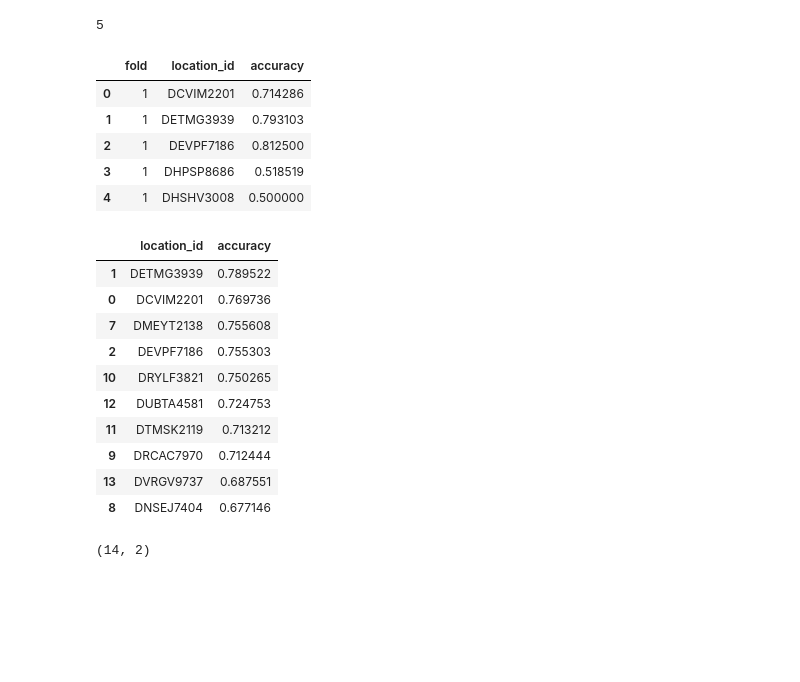
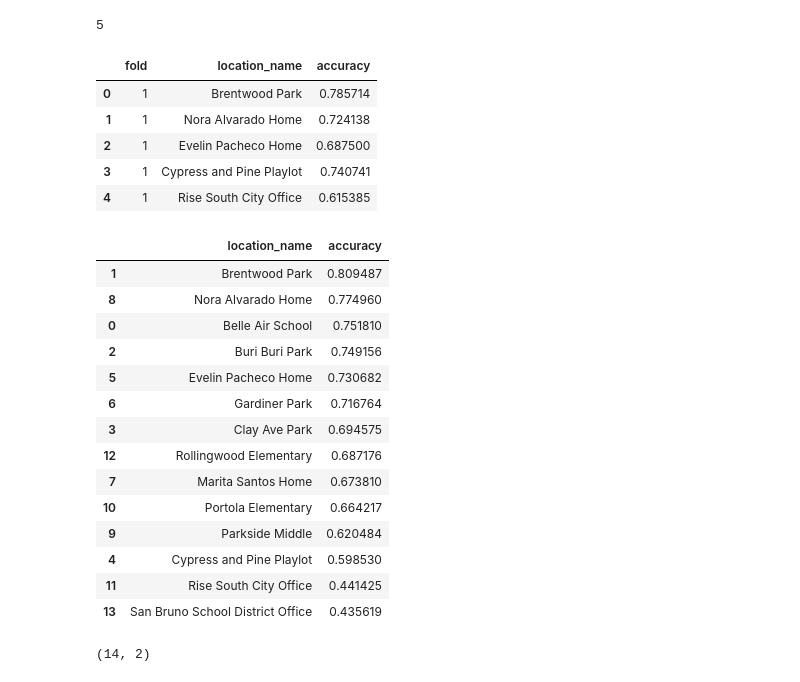
Before and after one commit to macks26/rise-south-city-dashboard, a Jupyter notebook: code/predictability.ipynb, the cells around one changed output. Drawn from its saved outputs; the diff is of its cells as text; code cells hidden in the pictures; blank space fills up the shorter version.

```diff
--- a/code/predictability.ipynb
+++ b/code/predictability.ipynb
@@ -626,7 +646,7 @@ def evaluate(model, dataloader):
 # Ensure all monitors are included in the validation set using location_index_map
 val_indices = []
 
-for location, group in rolling_window_df.groupby('location_id'):
+for location, group in rolling_window_df.groupby('location_name'):
     split_index = int(len(group) * 0.8)
     if split_index < len(group):  # Ensure split_index is within bounds
         val_indices.extend(group.index[split_index:])
@@ -638,14 +658,14 @@ train_df = rolling_window_df.loc[train_indices]
 val_df = rolling_window_df.loc[val_indices]
 
 # Create TimeSeriesDataset instances for training and validation sets
-train_dataset = TimeSeriesDataset(train_df.iloc[:, 2:-1].values, train_df['label'].astype(int).values)
-val_dataset = TimeSeriesDataset(val_df.iloc[:, 2:-1].values, val_df['label'].astype(int).values)
+train_dataset = TimeSeriesDataset(train_df.iloc[:, 1:-1].values, train_df['label'].astype(int).values)
+val_dataset = TimeSeriesDataset(val_df.iloc[:, 1:-1].values, val_df['label'].astype(int).values)
 
 # Create DataLoader for training and validation sets
 train_loader = DataLoader(train_dataset, batch_size=64, shuffle=True)
 val_loader = DataLoader(val_dataset, batch_size=64)
 
 # Train the model
-model = AirForecastClassifier(input_dim=1, num_classes=7)
+model = AirForecastClassifier(input_dim=1, num_classes=5)
 trained_model = train_model(model, train_loader, epochs=20)
 # %% [output]
@@ -681,11 +701,11 @@ Validation Accuracy: 26.45%
 # %%
 # Find the accuracy by monitor location
 location_accuracy = {}
-for location_id in rolling_window_df['location_id'].unique():
-    location_indices = rolling_window_df[rolling_window_df['location_id'] == location_id].index
+for location_name in rolling_window_df['location_name'].unique():
+    location_indices = rolling_window_df[rolling_window_df['location_name'] == location_name].index
     location_preds = predictions[np.isin(val_indices, location_indices)]
     location_truths = truths[np.isin(val_indices, location_indices)]
     accuracy = np.mean(location_preds == location_truths)
-    location_accuracy[location_id] = accuracy
-    print(f"Location {location_id}: Accuracy = {accuracy:.2%}")
+    location_accuracy[location_name] = accuracy
+    print(f"Location {location_name}: Accuracy = {accuracy:.2%}")
 # %% [output]
@@ -716,8 +736,8 @@ for train_index, val_index in kf.split(rolling_window_df):
     val_set = rolling_window_df.iloc[val_index].reset_index(drop=True)
 
     # Ensure each training and validation set includes all monitors
-    if (set(train_set['location_id'].unique()) == set(rolling_window_df['location_id'].unique()) and
-        set(val_set['location_id'].unique()) == set(rolling_window_df['location_id'].unique())):
+    if (set(train_set['location_name'].unique()) == set(rolling_window_df['location_name'].unique()) and
+        set(val_set['location_name'].unique()) == set(rolling_window_df['location_name'].unique())):
         folds.append((train_set, val_set))
 
 len(folds)
@@ -747,8 +767,8 @@ for i, (train_set, val_set) in enumerate(folds):
     y_pred = clf.predict(X_val)
 
     # Calculate accuracy for each monitor
-    for location_id in val_set['location_id'].unique():
-        location_indices = val_set[val_set['location_id'] == location_id].index
+    for location_name in val_set['location_name'].unique():
+        location_indices = val_set[val_set['location_name'] == location_name].index
         location_y_val = y_val[np.isin(val_set.index, location_indices)]
         location_y_pred = y_pred[np.isin(val_set.index, location_indices)]
         location_accuracy = accuracy_score(location_y_val, location_y_pred)
@@ -756,7 +776,7 @@ for i, (train_set, val_set) in enumerate(folds):
         # Store the results
         monitor_fold_accuracies.append({
             'fold': i + 1,
-            'location_id': location_id,
+            'location_name': location_name,
             'accuracy': location_accuracy
         })
 
@@ -766,30 +786,34 @@ monitor_fold_accuracies_df = pd.DataFrame(monitor_fold_accuracies)
 # Display the DataFrame
 monitor_fold_accuracies_df.head()
 # %% [output]
-|  | fold | location_id | accuracy |
-| 0 | 1 | DCVIM2201 | 0.714286 |
-| 1 | 1 | DETMG3939 | 0.793103 |
-| 2 | 1 | DEVPF7186 | 0.812500 |
-| 3 | 1 | DHPSP8686 | 0.518519 |
-| 4 | 1 | DHSHV3008 | 0.500000 |
+|  | fold | location_name | accuracy |
+| 0 | 1 | Brentwood Park | 0.785714 |
+| 1 | 1 | Nora Alvarado Home | 0.724138 |
+| 2 | 1 | Evelin Pacheco Home | 0.687500 |
+| 3 | 1 | Cypress and Pine Playlot | 0.740741 |
+| 4 | 1 | Rise South City Office | 0.615385 |
 # %%
 # Find average accuracy by fold by monitor location for random forest classifier
-average_accuracy_by_fold = monitor_fold_accuracies_df.groupby(['location_id']).agg({'accuracy': 'mean'}).reset_index()
+average_accuracy_by_fold = monitor_fold_accuracies_df.groupby(['location_name']).agg({'accuracy': 'mean'}).reset_index()
 average_accuracy_by_fold = average_accuracy_by_fold.sort_values(by='accuracy', ascending=False)
 
-average_accuracy_by_fold.head(10)
+average_accuracy_by_fold
 # %% [output]
-|  | location_id | accuracy |
-| 1 | DETMG3939 | 0.789522 |
-| 0 | DCVIM2201 | 0.769736 |
-| 7 | DMEYT2138 | 0.755608 |
-| 2 | DEVPF7186 | 0.755303 |
-| 10 | DRYLF3821 | 0.750265 |
-| 12 | DUBTA4581 | 0.724753 |
-| 11 | DTMSK2119 | 0.713212 |
-| 9 | DRCAC7970 | 0.712444 |
-| 13 | DVRGV9737 | 0.687551 |
-| 8 | DNSEJ7404 | 0.677146 |
+|  | location_name | accuracy |
+| 1 | Brentwood Park | 0.809487 |
+| 8 | Nora Alvarado Home | 0.774960 |
+| 0 | Belle Air School | 0.751810 |
+| 2 | Buri Buri Park | 0.749156 |
+| 5 | Evelin Pacheco Home | 0.730682 |
+| 6 | Gardiner Park | 0.716764 |
+| 3 | Clay Ave Park | 0.694575 |
+| 12 | Rollingwood Elementary | 0.687176 |
+| 7 | Marita Santos Home | 0.673810 |
+| 10 | Portola Elementary | 0.664217 |
+| 9 | Parkside Middle | 0.620484 |
+| 4 | Cypress and Pine Playlot | 0.598530 |
+| 11 | Rise South City Office | 0.441425 |
+| 13 | San Bruno School District Office | 0.435619 |
 # %%
 average_accuracy_by_fold.shape
 # %% [output]
```
Also changed, not shown: parts of 32 cells of this notebook.
